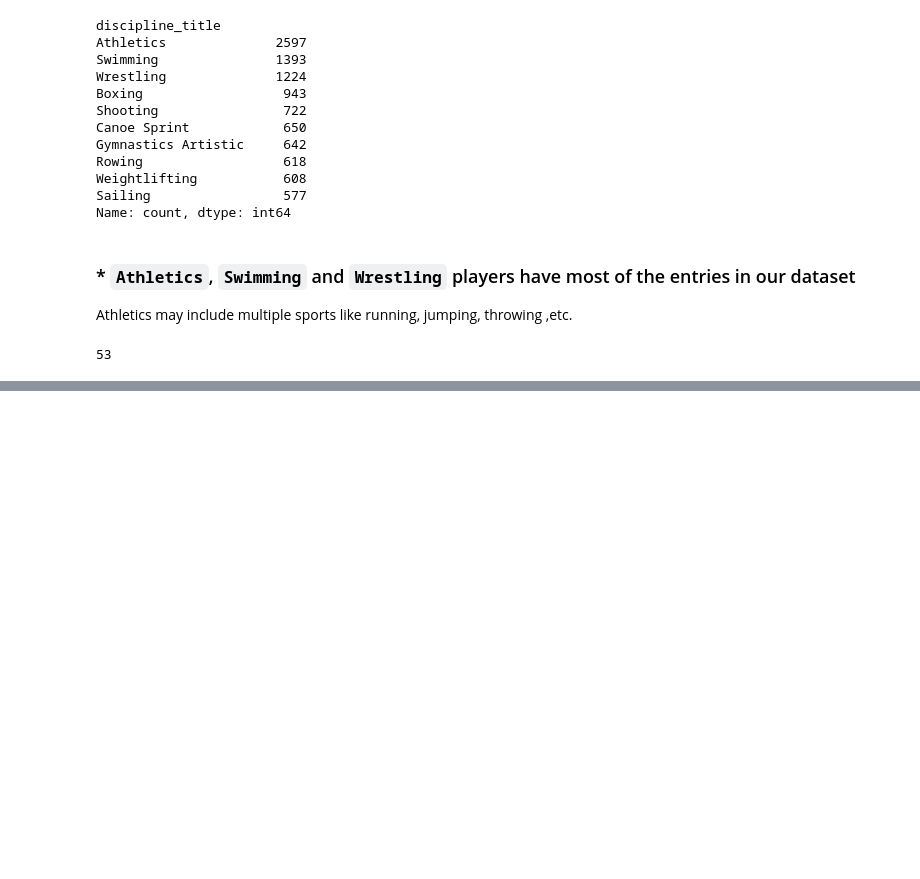
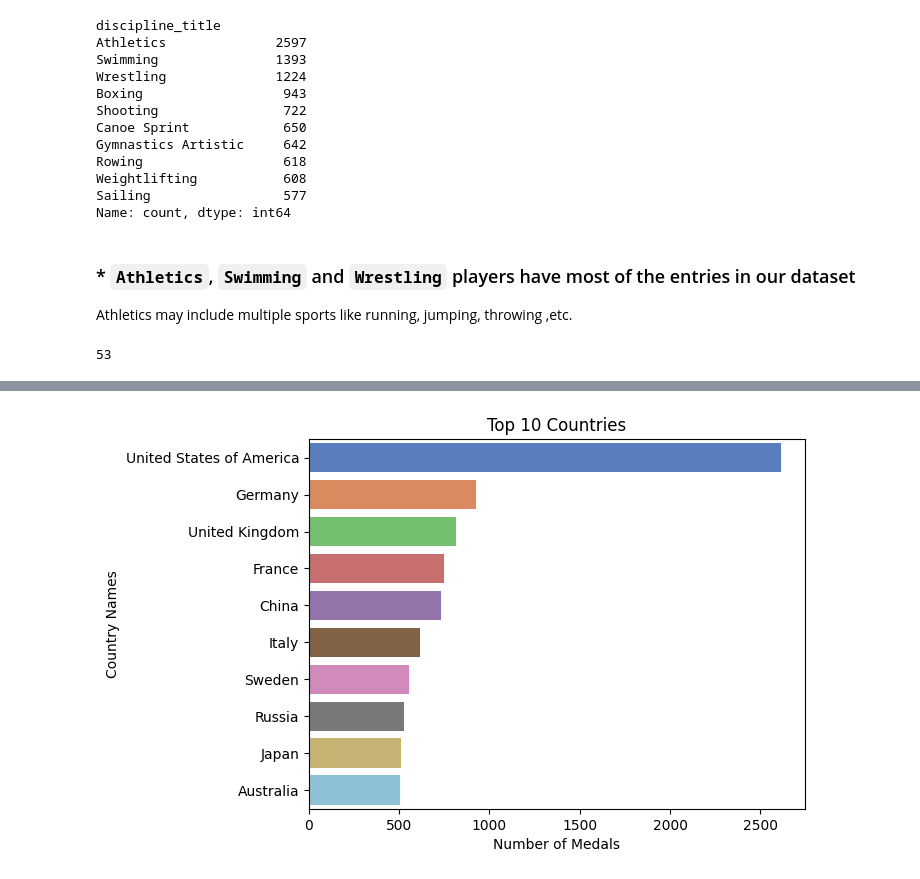
Before and after one commit to ShibamRoy9826/GeeksForGeeks-Hackathon-DataAnalysis-OlympicsData, a Jupyter notebook: GeeksForGeeks-Hackathon-Data-Analysis.ipynb, the cells around one changed output, grey strips where cells are left out. Saved outputs shown, nothing was run; the diff lists cells and outputs as text; code cells hidden in the pictures; blank space fills up the shorter version.

Commit message:
Update GeeksForGeeks-Hackathon-Data-Analysis.ipynb
Completed the visualization phase, can now move to model training

```diff
--- a/GeeksForGeeks-Hackathon-Data-Analysis.ipynb
+++ b/GeeksForGeeks-Hackathon-Data-Analysis.ipynb
@@ -607,5 +615,5 @@ total_athletes=athletes.country_name.value_counts()
 medals_count = df.groupby(['medal_type', 'country_name']).size().reset_index(name='count')
 
 # Creating a pivot table and passing the previous values, to convert medal_type to a column
-pivot_table = medals_count.pivot_table(index='country_name', columns='medal_type', values='count', fill_value=0)
-pivot_table
+pivot_table = medals_count.pivot_table(index='country_name', columns='medal_type', values='count', fill_value=0).reset_index()
+pivot_table.rename(columns={'medal_type':'Index'},inplace=True)
@@ -743,0 +634,3 @@ plt.show()
+# %%
+pivot_table['TotalMedals']=pivot_table['BRONZE']+pivot_table['GOLD']+pivot_table['SILVER']
+pivot_table.head(2)
@@ -743,0 +751,5 @@ plt.show()
+# %%
+CountryOnlyMedals=pandas.DataFrame({'countryName':pivot_table['country_name'],'medals':pivot_table['TotalMedals']})
+# %%
+CountryOnlyMedals=CountryOnlyMedals.sort_values(by='medals',ascending=False)[:10]
+CountryOnlyMedals
@@ -743,0 +768,8 @@ plt.show()
+# %%
+sns.barplot(x=CountryOnlyMedals.medals, y=CountryOnlyMedals.countryName, palette='muted')
+plt.xlabel('Number of Medals')
+plt.ylabel('Country Names')
+plt.title('Top 10 Countries')
+plt.show()
+# %% [output]
+[figure, added]
```
Also changed, not shown: parts of 72 cells of this notebook.
